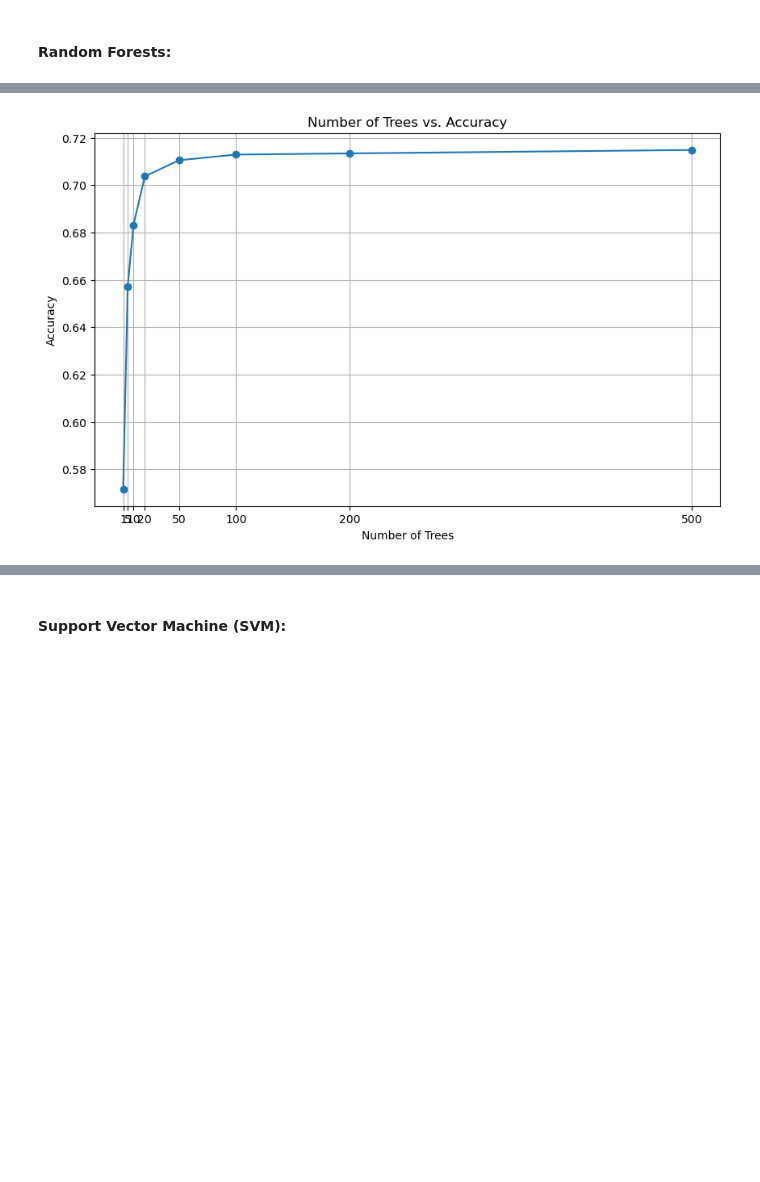
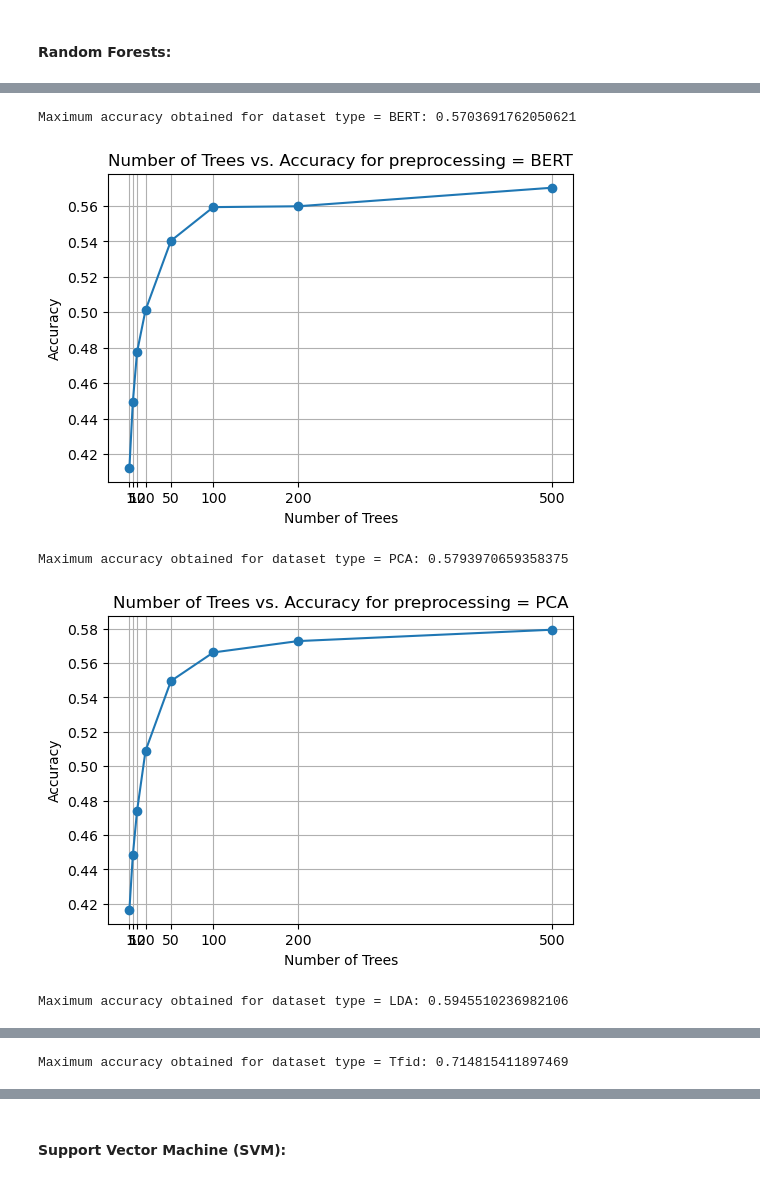
Before and after one commit to kp-19/CSL2050-Course-Project, a Jupyter notebook: master_file.ipynb, the cells around one changed output, grey strips where cells are left out. Saved outputs shown, nothing was run; the diff lists cells and outputs as text; code cells hidden in the pictures; blank space fills up the shorter version.

```diff
--- a/master_file.ipynb
+++ b/master_file.ipynb
@@ -455,34 +568,45 @@ weighted avg       0.71      0.69      0.69      6203
 # %%
-import numpy as np
-import matplotlib.pyplot as plt
+def RandomForestPlot(dataset_type, X_train, X_test, y_train, y_test):
+    # Define a range of number of trees to try
+    n_trees_range = [1, 5, 10, 20, 50, 100, 200, 500]
 
-# Define a range of number of trees to try
-n_trees_range = [1, 5, 10, 20, 50, 100, 200, 500]
+    # Initialize lists to store accuracies
+    accuracies = []
 
-# Initialize lists to store accuracies
-accuracies = []
+    # Iterate over each number of trees
+    for n_trees in n_trees_range:
+        # Initialize and train the Random Forest classifier
+        rf_classifier = RandomForestClassifier(n_estimators=n_trees, random_state=42)
+        rf_classifier.fit(X_train, y_train)
 
-# Iterate over each number of trees
-for n_trees in n_trees_range:
-    # Initialize and train the Random Forest classifier
-    rf_classifier = RandomForestClassifier(n_estimators=n_trees, random_state=42)
-    rf_classifier.fit(X_train, y_train)
+        # Predict on the test set
+        predictions = rf_classifier.predict(X_test)
 
-    # Predict on the test set
-    predictions = rf_classifier.predict(X_test)
+        # Calculate accuracy and append to the list
+        accuracy = accuracy_score(y_test, predictions)
+        accuracies.append(accuracy)
 
-    # Calculate accuracy and append to the list
-    accuracy = accuracy_score(y_test, predictions)
-    accuracies.append(accuracy)
+    print("Maximum accuracy obtained for dataset type = "+dataset_type+":",max(accuracies))
+    # Plot the graph
+    plt.figure(figsize=(6, 4))
+    plt.plot(n_trees_range, accuracies, marker='o')
+    plt.title('Number of Trees vs. Accuracy for preprocessing = '+ dataset_type)
+    plt.xlabel('Number of Trees')
+    plt.ylabel('Accuracy')
+    plt.xticks(n_trees_range)
+    plt.grid(True)
+    plt.show()
 
-# Plot the graph
-plt.figure(figsize=(10, 6))
-plt.plot(n_trees_range, accuracies, marker='o')
-plt.title('Number of Trees vs. Accuracy')
-plt.xlabel('Number of Trees')
-plt.ylabel('Accuracy')
-plt.xticks(n_trees_range)
-plt.grid(True)
-plt.show()
+    return max(accuracies)
-# %% [output]
-[figure, removed]
+# %%
+# Finding best accuracy by varying number of trees:
+RF_bert_best_accuracy = RandomForestPlot('BERT', X_train_bert, X_test_bert, y_train_bert, y_test_bert)
+RF_pca_best_accuracy = RandomForestPlot('PCA', X_train_pca, X_test_pca, y_train_pca, y_test_pca)
+RF_lda_best_accuracy = RandomForestPlot('LDA', X_train_lda, X_test_lda, y_train_lda, y_test_lda)
+RF_tfid_best_accuracy = RandomForestPlot('Tfid', X_train_tfid, X_test_tfid, y_train_tfid, y_test_tfid)
+# %% [output]
+Maximum accuracy obtained for dataset type = BERT: 0.5703691762050621
+[figure, added]
+Maximum accuracy obtained for dataset type = PCA: 0.5793970659358375
+[figure, added]
+Maximum accuracy obtained for dataset type = LDA: 0.5945510236982106
@@ -488,0 +614 @@ plt.show()
+Maximum accuracy obtained for dataset type = Tfid: 0.714815411897469
```
Also changed, not shown: parts of 63 cells of this notebook, 1 other file.
